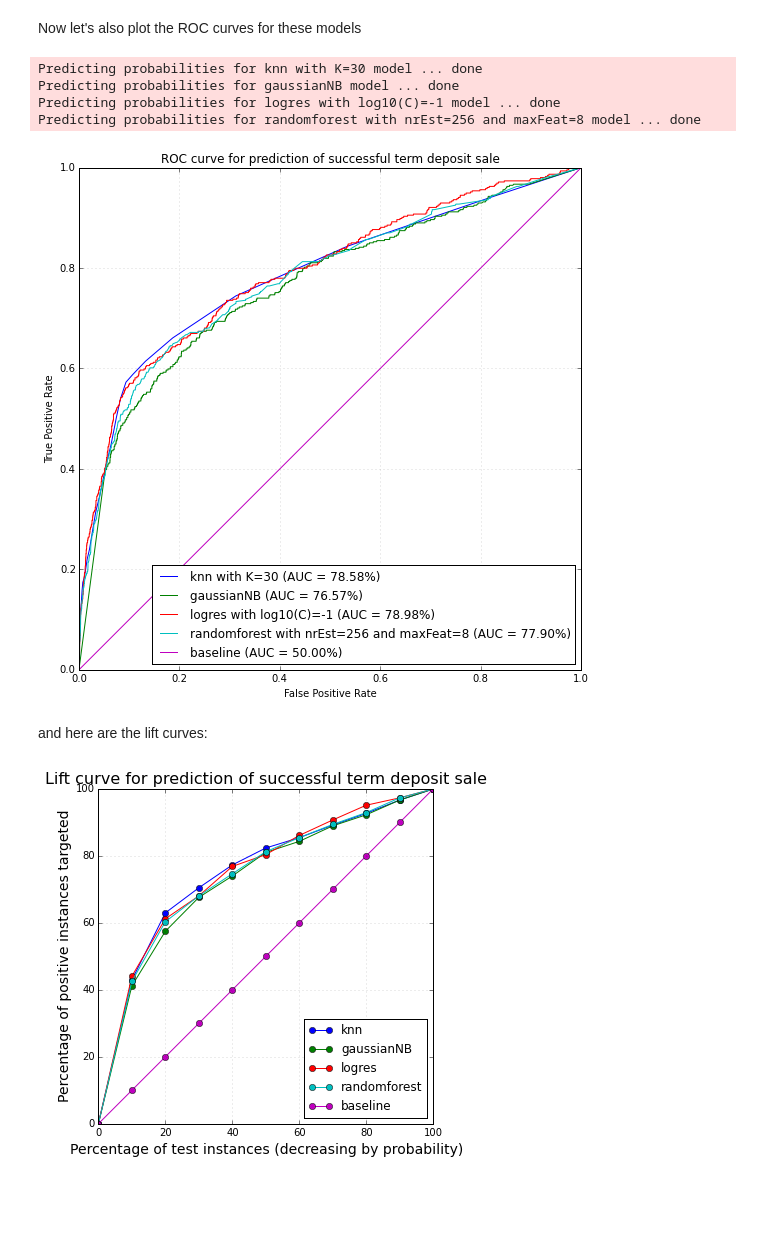
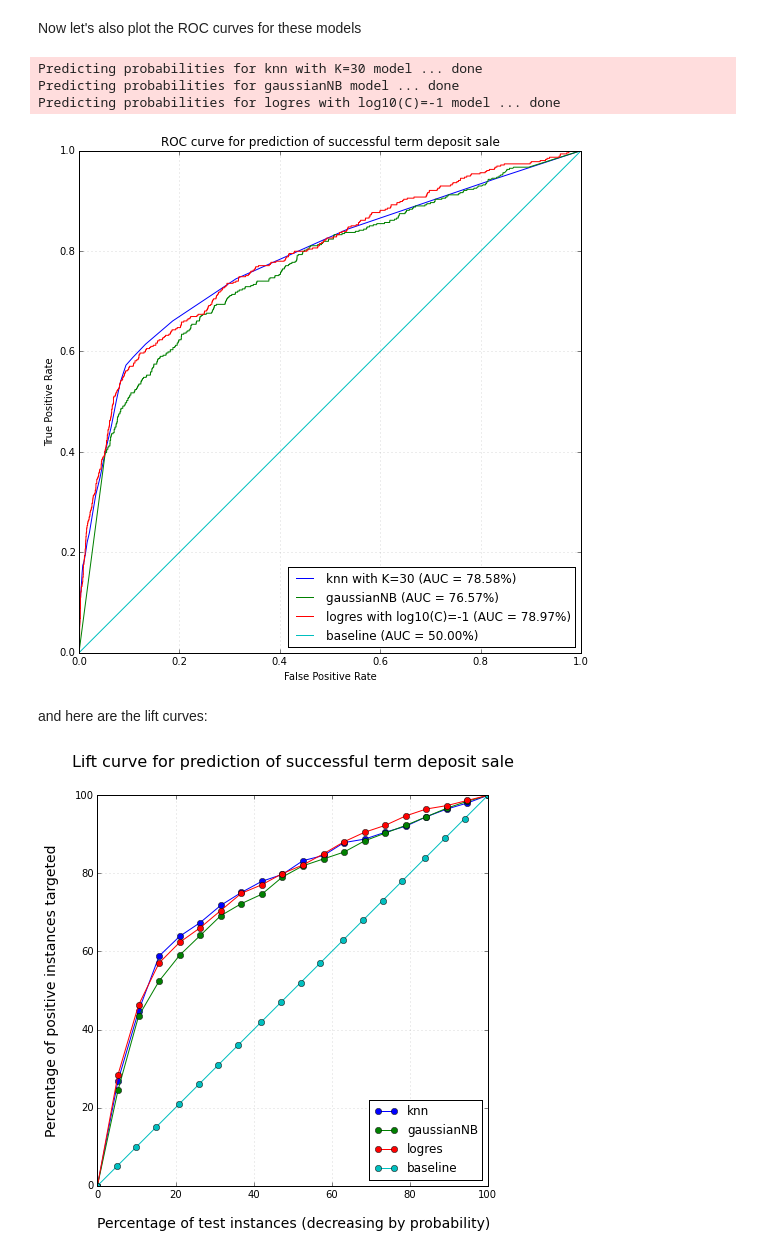
Before and after one commit to fdurant/mcnulty_banking, a Jupyter notebook: project_mcnulty_banking.ipynb, the cells around one changed output. Cells and saved outputs as stored; diff of their text form; code cells hidden in the pictures; blank space fills up the shorter version.

Commit message:
Added slideshow information and made some textual rearrangements plus plot embellishments

```diff
--- a/project_mcnulty_banking.ipynb
+++ b/project_mcnulty_banking.ipynb
@@ -296,7 +323,6 @@ from sklearn.ensemble import RandomForestClassifier
 import itertools
 from math import log
 
-randomForestCriterion = 'entropy'
 nrEstimators = [pow(2,x) for x in range(7,9)]
 maxFeatures = [pow(2,x) for x in range(1,int(log(len(X_values.columns.values.tolist()))+2))]
 
@@ -307,7 +333,7 @@ scoreList = []
 for i in range(len(rfConfigurations)):
     nrEst, maxFeat = rfConfigurations[i]
     print >> sys.stderr, "(%d/%d) Building random forest model with %d estimators and maximum %d features ..." % (i+1,len(rfConfigurations),nrEst,maxFeat),
-    estimator = RandomForestClassifier(criterion=randomForestCriterion, n_estimators=nrEst, max_features=maxFeat)
+    estimator = RandomForestClassifier(n_estimators=nrEst, max_features=maxFeat)
     print >> sys.stderr, "applying it ...",
     scores = cross_val_score(estimator, X_values_scaled, y=y_values, scoring=scorerType, cv=cvGenerator, n_jobs=1)
     scoreList.append((scores.mean(),scores.std()))
@@ -354,13 +380,26 @@ done
 # %% [markdown]
 ## Comparison of best models, using all input features except 'duration'
 # %%
+from sklearn.linear_model import LogisticRegression
+from sklearn.neighbors import KNeighborsClassifier
+from sklearn.ensemble import RandomForestClassifier
 from sklearn.naive_bayes import GaussianNB
+
+# After-the-fact hardcoded optimizations, in case we want to skip the experimentation phase
+# (e.g. during a presentation)
+if bestLogCValue == None:
+    bestLogCValue = -1
+if bestKValue == None:
+    bestKValue = 30
+if bestNrEst == None or bestMaxFeat == None:
+    bestNrEst = 256
+    bestMaxFeat = 8
 
 models = {}
 models = {'logres with log10(C)=%d' % bestLogCValue : LogisticRegression(C=pow(10,bestLogCValue)), # Takes about 1 second elapsed time
           'knn with K=%d' % bestKValue : KNeighborsClassifier(n_neighbors=bestKValue), # Takes about 12 seconds elapsed time
           'gaussianNB': GaussianNB(),
-          'randomforest with nrEst=%d and maxFeat=%d' % (bestNrEst,bestMaxFeat): RandomForestClassifier(criterion=randomForestCriterion,n_estimators=bestNrEst, max_features=bestMaxFeat) # Takes about 5 seconds elapsed time
+#          'randomforest with nrEst=%d and maxFeat=%d' % (bestNrEst,bestMaxFeat): RandomForestClassifier(n_estimators=bestNrEst, max_features=bestMaxFeat) # Takes about 5 seconds elapsed time
           }
 
 fig = plt.figure(1,(15,10))
@@ -439,13 +476,6 @@ for modelName, model in models.items():
                                        'test': model.predict_proba(X_test)}
         print >> sys.stderr, "done"
 
-
-#    print "finalPredictions[modelName]['test']: ", finalPredictions[modelName]['test']
-
-#    print fpr
-#    print tpr
-#    print thresholds
-
 rocCurveFigure, ax = plt.subplots(figsize=(9,9))
 ax.grid(True, alpha=0.3)
 for modelName, probs in finalPredictions.iteritems():
@@ -464,8 +494,7 @@ plt.show()
 Predicting probabilities for knn with K=30 model ... done
 Predicting probabilities for gaussianNB model ... done
 Predicting probabilities for logres with log10(C)=-1 model ... done
-Predicting probabilities for randomforest with nrEst=256 and maxFeat=8 model ... done
-[figure, old version]
+[figure, new version]
 # %% [markdown]
 and here are the lift curves:
 # %%
@@ -473,6 +502,7 @@ import numpy as np
 import mpld3
 mpld3.enable_notebook()
 import re
+from math import log
 
 def sortTestSetByProbability(y_test, y_probs):
     sortedIndexList = sorted(range(len(y_probs)), key=lambda k: y_probs[k], reverse=True)
@@ -524,34 +554,34 @@ table, th, td {
 
 #    numberOfPercentiles=20
     liftCurveFigure, ax = plt.subplots(figsize=(figSize,figSize))
     ax.grid(True, alpha=0.3)
     ax.set_autoscaley_on(False)
     ax.set_ylim([0,100])
     for modelName, probs in finalPredictions.iteritems():
         modelNameShort = re.split("\s+", modelName)[0]
         y_probs = [x[1] for x in finalPredictions[modelName]['test']]
         sortedProbsAndTrueLabels = sortTestSetByProbability(y_test,y_probs)
         lifts = calculateLift(sortedProbsAndTrueLabels, nrPercentiles=numberOfPercentiles, posLabel=1)
 #        print modelName, lifts
         xPerc = [x[0]*100 for x in lifts]
         yPerc = [x[1]*100 for x in lifts]
         points = ax.plot(xPerc, yPerc, 'o-', label="%s" % modelNameShort)
         labels = ["<table><th colspan='2'>%s</th><tr><td>the first</td><td>%2.1f%%</td></tr><tr><td>yields</td><td>%2.1f%%</td></tr><tr><td>cum. lift</td><td>%1.1f</td></tr><tr><td>local lift</td><td>%1.1f</td></tr></table>" % (modelNameShort, xPerc[i],yPerc[i], lifts[i][2], lifts[i][3]) for i in range(len(yPerc))]
         mpld3.plugins.connect(liftCurveFigure, mpld3.plugins.PointHTMLTooltip(points[0],labels=labels, css=css))
     baselineValues = [100*x/numberOfPercentiles for x in range(numberOfPercentiles+1)]
     points = ax.plot(baselineValues, baselineValues, 'o-', label="baseline")
     labels = ["<table><th colspan='2'>%s</th><tr><td>the first</td><td>%2.1f%%</td></tr><tr><td>yields</td><td>%2.1f%%</td></tr><tr><td>cum. lift</td><td>%1.1f</td></td></tr><tr><td>local lift</td><td>%1.1f</td></tr></table>"  % ("baseline",v,v,1,1) for v in baselineValues]
     mpld3.plugins.connect(liftCurveFigure, mpld3.plugins.PointHTMLTooltip(points[0],labels=labels, css=css))
-    ax.set_title("Lift curve for prediction of successful term deposit sale", fontsize=16)
-    ax.set_xlabel("Percentage of test instances (decreasing by probability)", fontsize=14)
-    ax.set_ylabel("Percentage of positive instances targeted", fontsize=14)
+    ax.set_title("Lift curve for prediction of successful term deposit sale", y=1.06, fontsize=14 + log(figSize))
+    ax.set_xlabel("Percentage of test instances (decreasing by probability)", labelpad=15 + log(figSize), fontsize=12 + log(figSize))
+    ax.set_ylabel("Percentage of positive instances targeted", labelpad=15 + log(figSize), fontsize=12 + log(figSize))
     plt.legend(loc=4)
     plt.show()
     return liftCurveFigure
 
 from IPython.html.widgets import interact, fixed
 
 mpld3.save_html(plotLiftCurve(numberOfPercentiles=10, figSize=9), "plotLiftCurveBanking.html", figid="Lift_Curve_Banking")
 interact(plotLiftCurve, numberOfPercentiles=(5, 20), figSize=(5,10))
 # %% [output]
-[figure, old version]
+[figure, new version]
```
Also changed, not shown: parts of 10 cells of this notebook.
